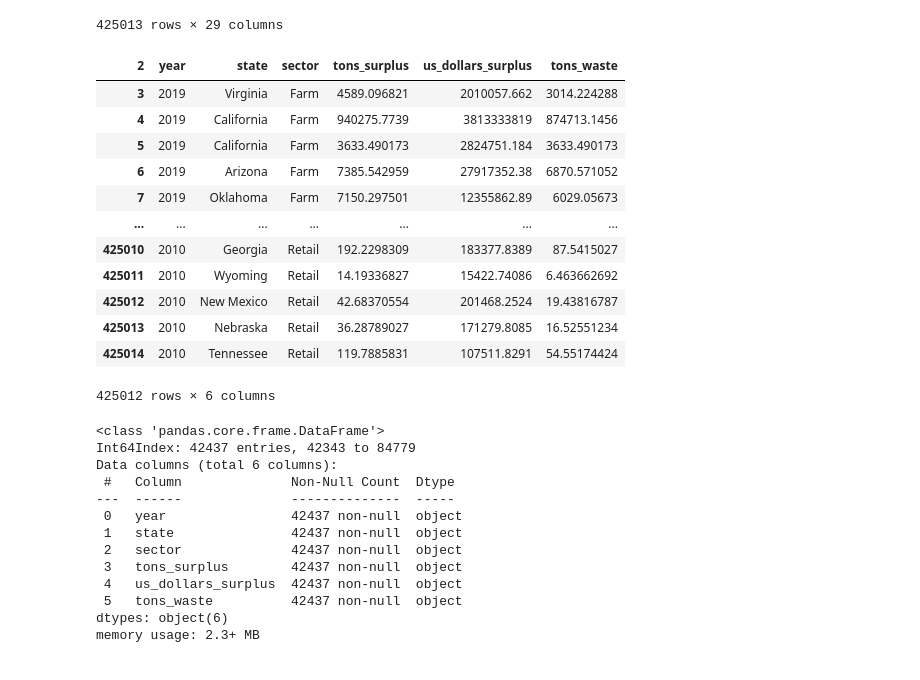
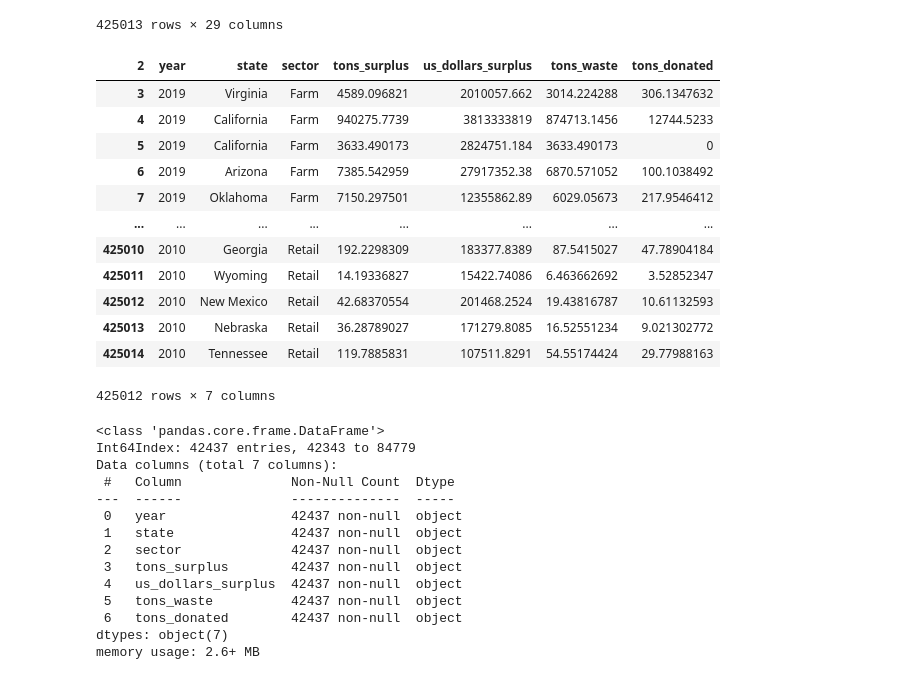
Before and after one commit to rghertel/USA_children_food_insecurity, a Jupyter notebook: food waste & donations df.ipynb, the cells around one changed output. Cells and saved outputs as stored; diff of their text form; code cells hidden in the pictures.

Commit message:
some flow to tableau

```diff
--- a/food waste df.ipynb
+++ b/food waste & donations df.ipynb
@@ -38,23 +38,23 @@ food_waste
 # %%
 #drop row with column names, and only keep important rows
 
 food_waste = food_waste.drop([2])
-food_waste = food_waste[['year','state','sector','tons_surplus','us_dollars_surplus','tons_waste']]
+food_waste = food_waste[['year','state','sector','tons_surplus','us_dollars_surplus','tons_waste','tons_donated']]
 food_waste
 # %% [output]
-| 2 | year | state | sector | tons_surplus | us_dollars_surplus | tons_waste |
-| 3 | 2019 | Virginia | Farm | 4589.096821 | 2010057.662 | 3014.224288 |
-| 4 | 2019 | California | Farm | 940275.7739 | 3813333819 | 874713.1456 |
-| 5 | 2019 | California | Farm | 3633.490173 | 2824751.184 | 3633.490173 |
-| 6 | 2019 | Arizona | Farm | 7385.542959 | 27917352.38 | 6870.571052 |
-| 7 | 2019 | Oklahoma | Farm | 7150.297501 | 12355862.89 | 6029.05673 |
-| ... | ... | ... | ... | ... | ... | ... |
-| 425010 | 2010 | Georgia | Retail | 192.2298309 | 183377.8389 | 87.5415027 |
-| 425011 | 2010 | Wyoming | Retail | 14.19336827 | 15422.74086 | 6.463662692 |
-| 425012 | 2010 | New Mexico | Retail | 42.68370554 | 201468.2524 | 19.43816787 |
-| 425013 | 2010 | Nebraska | Retail | 36.28789027 | 171279.8085 | 16.52551234 |
-| 425014 | 2010 | Tennessee | Retail | 119.7885831 | 107511.8291 | 54.55174424 |
+| 2 | year | state | sector | tons_surplus | us_dollars_surplus | tons_waste | tons_donated |
+| 3 | 2019 | Virginia | Farm | 4589.096821 | 2010057.662 | 3014.224288 | 306.1347632 |
+| 4 | 2019 | California | Farm | 940275.7739 | 3813333819 | 874713.1456 | 12744.5233 |
+| 5 | 2019 | California | Farm | 3633.490173 | 2824751.184 | 3633.490173 | 0 |
+| 6 | 2019 | Arizona | Farm | 7385.542959 | 27917352.38 | 6870.571052 | 100.1038492 |
+| 7 | 2019 | Oklahoma | Farm | 7150.297501 | 12355862.89 | 6029.05673 | 217.9546412 |
+| ... | ... | ... | ... | ... | ... | ... | ... |
+| 425010 | 2010 | Georgia | Retail | 192.2298309 | 183377.8389 | 87.5415027 | 47.78904184 |
+| 425011 | 2010 | Wyoming | Retail | 14.19336827 | 15422.74086 | 6.463662692 | 3.52852347 |
+| 425012 | 2010 | New Mexico | Retail | 42.68370554 | 201468.2524 | 19.43816787 | 10.61132593 |
+| 425013 | 2010 | Nebraska | Retail | 36.28789027 | 171279.8085 | 16.52551234 | 9.021302772 |
+| 425014 | 2010 | Tennessee | Retail | 119.7885831 | 107511.8291 | 54.55174424 | 29.77988163 |
-425012 rows × 6 columns
+425012 rows × 7 columns
 # %%
 #filter to 2018 only
 
@@ -63,7 +63,7 @@ food_waste_18.info()
 # %% [output]
 <class 'pandas.core.frame.DataFrame'>
 Int64Index: 42437 entries, 42343 to 84779
-Data columns (total 6 columns):
+Data columns (total 7 columns):
  #   Column              Non-Null Count  Dtype
 ---  ------              --------------  -----
  0   year                42437 non-null  object
@@ -72,8 +72,9 @@ Data columns (total 6 columns):
  3   tons_surplus        42437 non-null  object
  4   us_dollars_surplus  42437 non-null  object
  5   tons_waste          42437 non-null  object
-dtypes: object(6)
-memory usage: 2.3+ MB
+ 6   tons_donated        42437 non-null  object
+dtypes: object(7)
+memory usage: 2.6+ MB
 # %%
 #change datatypes hosp_stay = hosp_stay.astype({'Attending Provider NPI':object})
 
```
Also changed, not shown: parts of 5 cells of this notebook, 34 other files.
